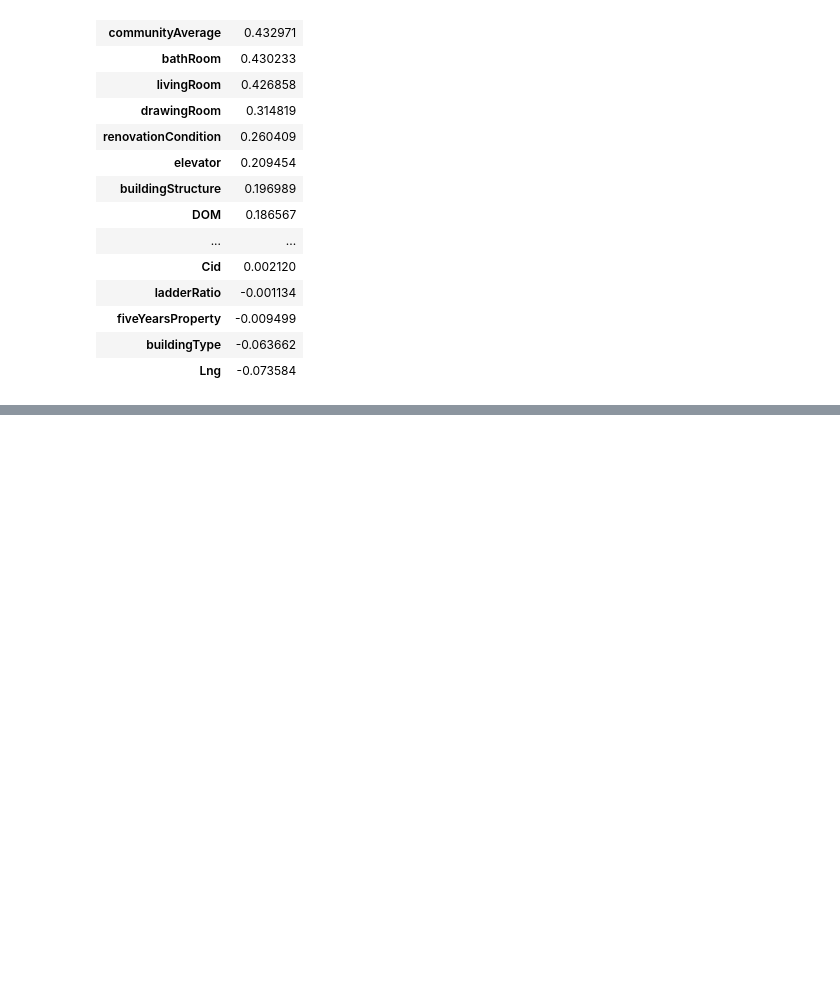
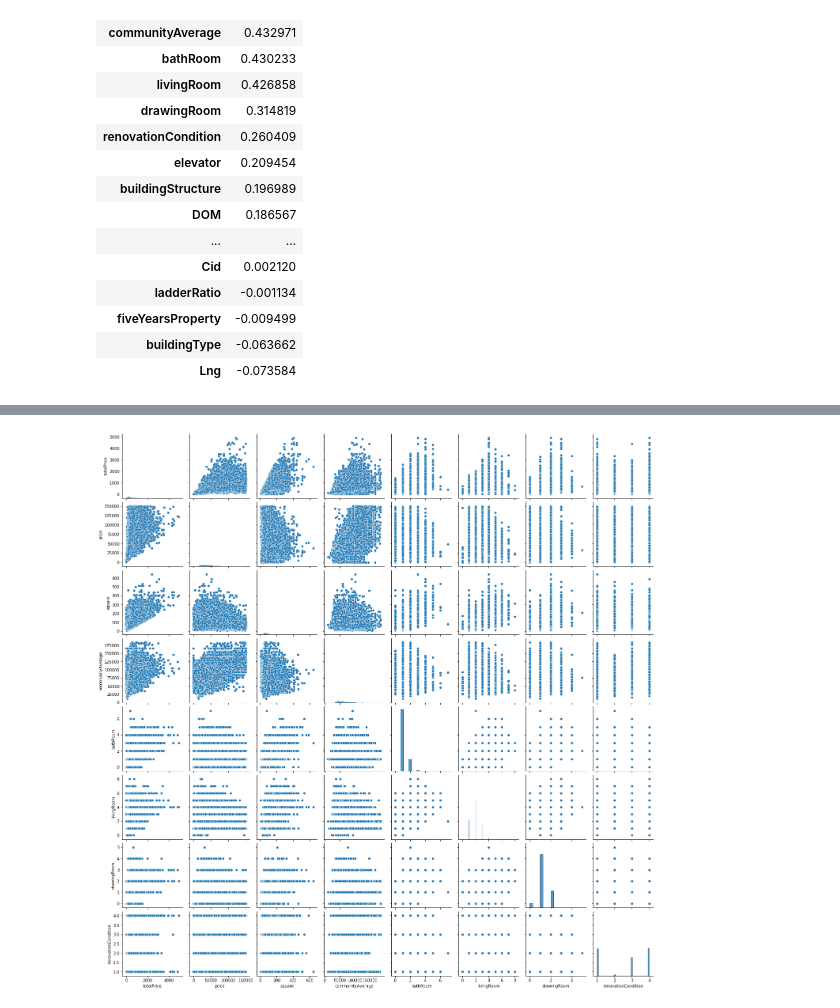
Before and after one commit to blacktruth513/CodeStates_Project, a Jupyter notebook: Section2_Project.ipynb, the cells around one changed output, grey strips where cells are left out. Cells and saved outputs as stored; diff of their text form; code cells hidden in the pictures; blank space fills up the shorter version.

```diff
--- a/Section2_Project.ipynb
+++ b/Section2_Project.ipynb
@@ -168,3 +168,34 @@ subway                     32
 district                    0
 communityAverage          463
 dtype: int64
+# %%
+################################################# 데이터 전처리 #######################################################
+
+# 1) 변수에 포함되어 있는 한자 등 특수 문자 제거 ex) (高 ，中， 底 : 주택의 높이를 나타내는 한자)
+df['floor'] = df['floor'].replace(r'[^0-9a-zA-Z ]', '', regex=True).replace("'", '') # 정규식 활용
+
+# 2) 알 수 없는 관측치 제거
+#df['constructionTime'].value_counts() # 약 19,000개의 건축 연도를 알 수 없는 데이터 값이 있다. 데이터 수를 고려했을 때, 이 값들을 제거해도 된다고 판단
+df = df[~df['constructionTime'].isin(['未知'])]
+
+# 3) 날짜형 컬럼 형 변환
+df['tradeTime'] = pd.to_datetime(df['tradeTime'])
+
+# 4) 컬럼에 포함되어 있는 결측값을 적절한 값 대체(DOM 컬럼에 대하여)
+# Days_on_market(DOM)란, 부동산이 매물로 시장에 나와 있는 기간(단위 / 일)로서, 본 데이터에 포함되어 있는 해당 컬럼의 결측치가 약 15만개(데이터 절반)에 달해 이 값을 평균값으로 대체하여 연구에 사용할 수 있도록 했다.
+df['DOM'].fillna(df['DOM'].mean(),inplace=True)
+
+# 5) 결측치 제거 / 나머지 컬럼의 결측값이 비교적 적으므로 영향이 적다고 판단하여 결측치를 제거
+df = df.dropna(axis=0, how='any')
+
+# 6) object형 자료형을 가진 컬럼에 대해 int형으로 형 변환
+df['livingRoom'] = df['livingRoom'].astype('int64')
+df['drawingRoom']= df['drawingRoom'].astype('int64')
+df['bathRoom']= df['bathRoom'].astype('int64')
+df['constructionTime'] = df['constructionTime'].astype('int64')
+df['buildingType']= df['buildingType'].astype('int64')
+df['floor']= df['floor'].astype('int64')
+
+# 7) 거래날짜 별 데이터 순차 정렬
+df = df.sort_values(by=['tradeTime'] ,ascending=True).reset_index()
+df.drop('index', axis=1, inplace=True)
@@ -302,0 +266,8 @@ df
+# %%
+# 타겟변수 - 주요 특성 간 산점도 시각화 (상관관계 분석 결과를 바탕으로)
+df_sample1 = df[['totalPrice','price', 'square', 'communityAverage', 'bathRoom', 'livingRoom',  'drawingRoom', 'renovationCondition']]
+# %%
+sns.pairplot(df_sample1)
+plt.show()
+# %% [output]
+[figure, added]
```
Also changed, not shown: parts of 15 cells of this notebook.
